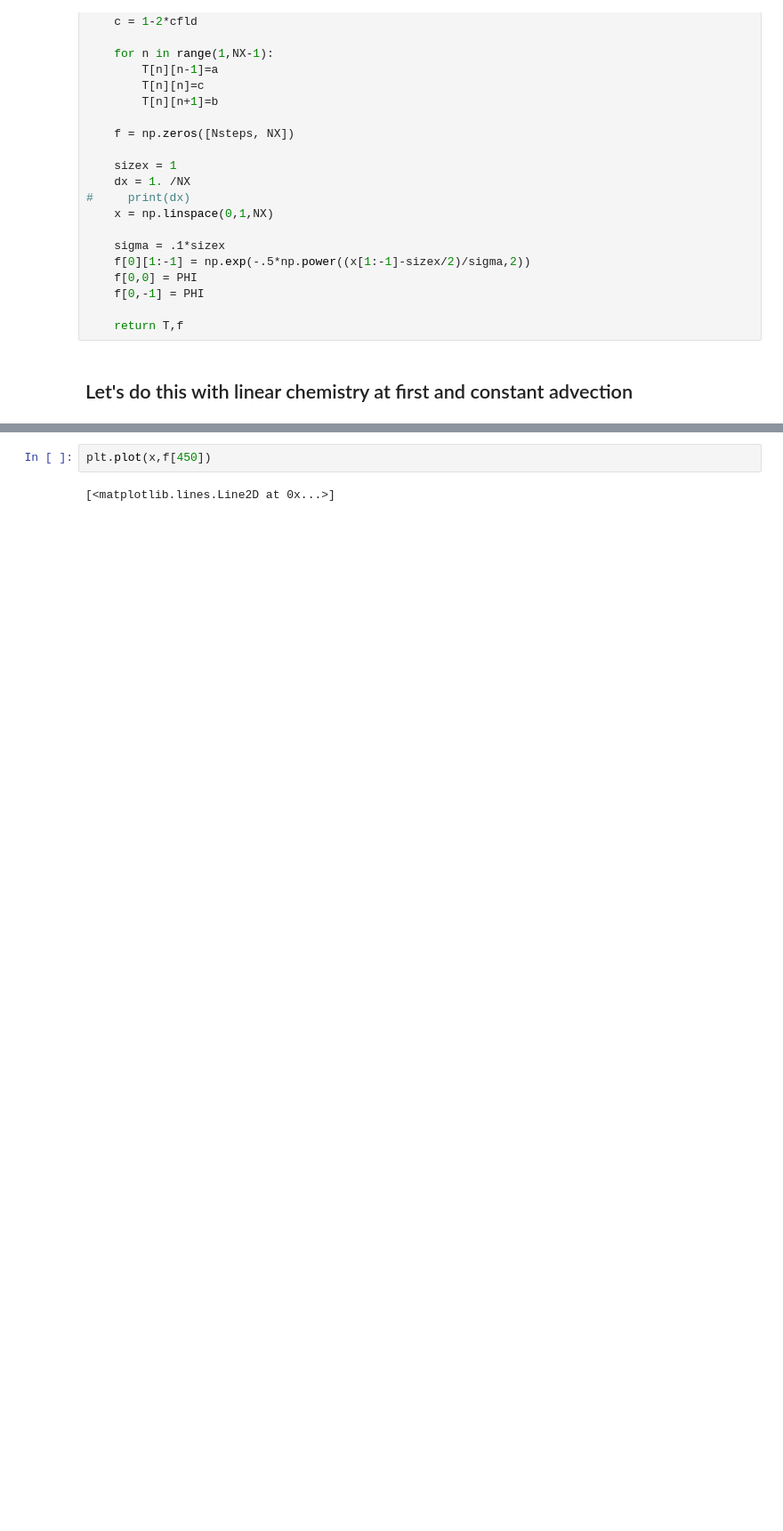
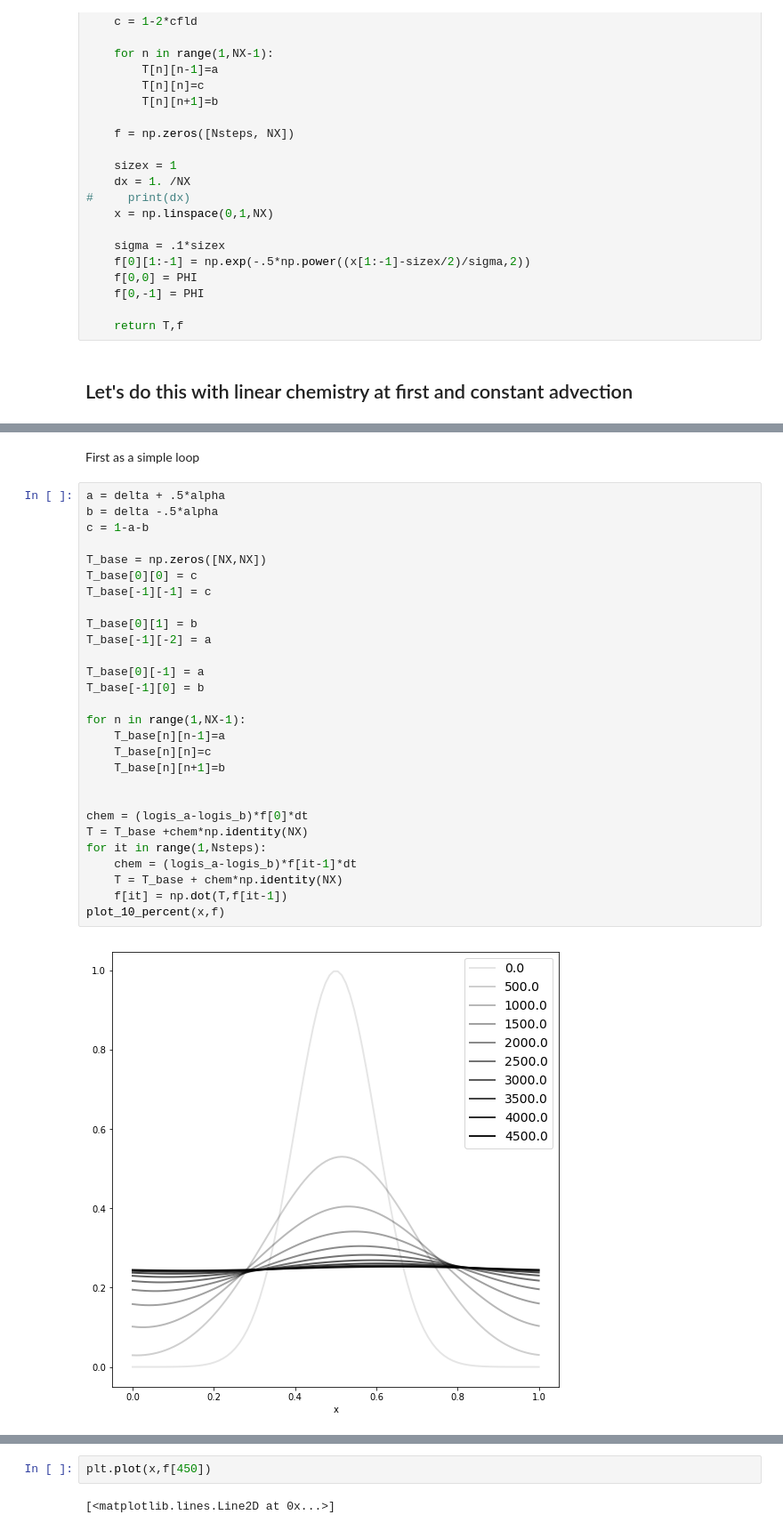
Before and after one commit to ianhi/AC274, a Jupyter notebook: HW/HW_2/HW 2.ipynb, the cells around one changed output, grey strips where cells are left out. Shown: that part at 89% size. Cells and saved outputs as stored; diff of their text form; blank space fills up the shorter version.

```diff
--- a/HW/HW_2/HW 2.ipynb
+++ b/HW/HW_2/HW 2.ipynb
@@ -106,0 +184,32 @@ plot_10_percent(x,f)
+# %% [markdown]
+First as a simple loop
+# %%
+a = delta + .5*alpha
+b = delta -.5*alpha
+c = 1-a-b
+
+T_base = np.zeros([NX,NX])
+T_base[0][0] = c
+T_base[-1][-1] = c
+
+T_base[0][1] = b
+T_base[-1][-2] = a
+
+T_base[0][-1] = a
+T_base[-1][0] = b
+
+for n in range(1,NX-1):
+    T_base[n][n-1]=a
+    T_base[n][n]=c
+    T_base[n][n+1]=b
+
+
+chem = (logis_a-logis_b)*f[0]*dt
+T = T_base +chem*np.identity(NX)
+for it in range(1,Nsteps):
+    chem = (logis_a-logis_b)*f[it-1]*dt
+    T = T_base + chem*np.identity(NX)
+    f[it] = np.dot(T,f[it-1])
+plot_10_percent(x,f)
+# %% [output]
+[figure, added]
```
Also changed, not shown: parts of 7 cells of this notebook.
